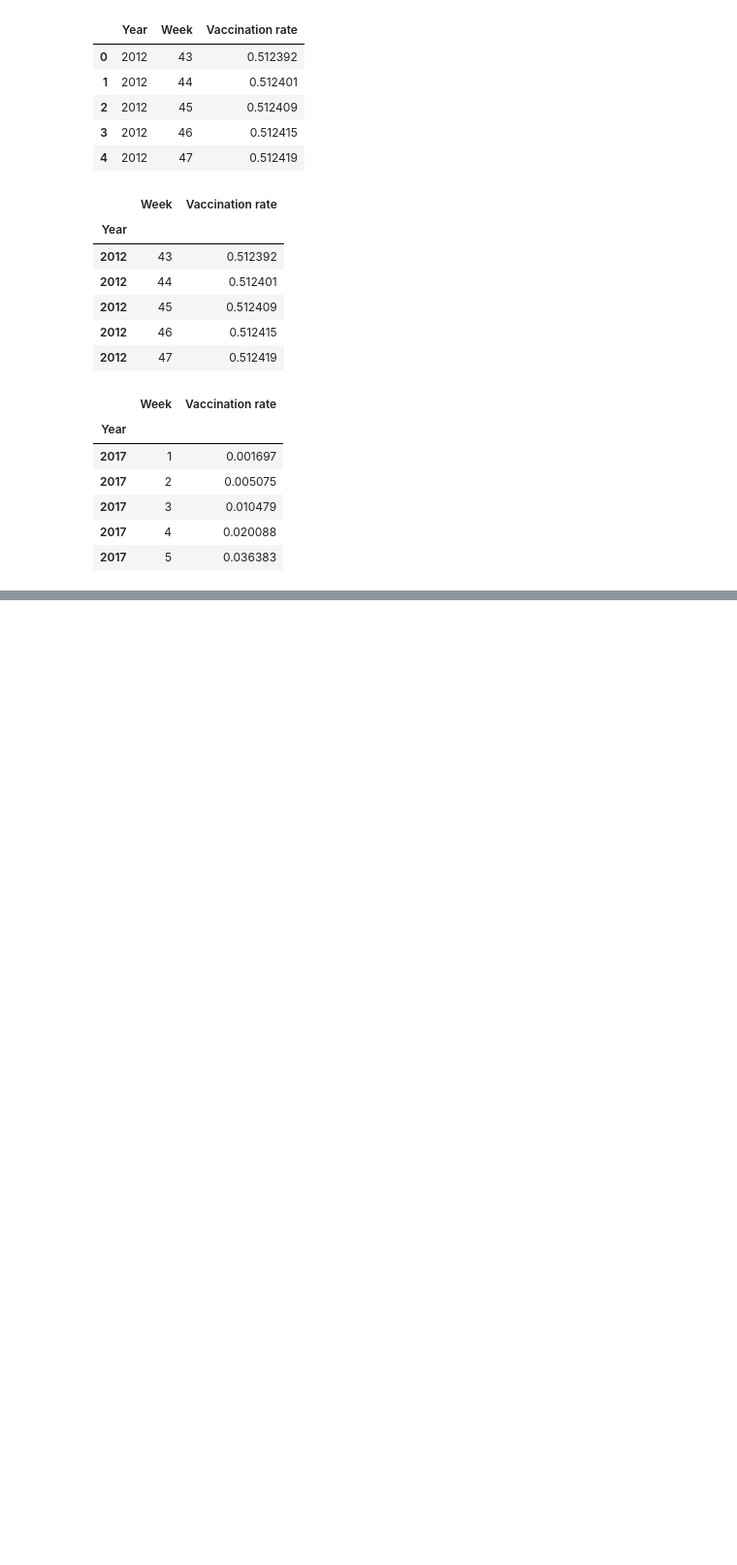
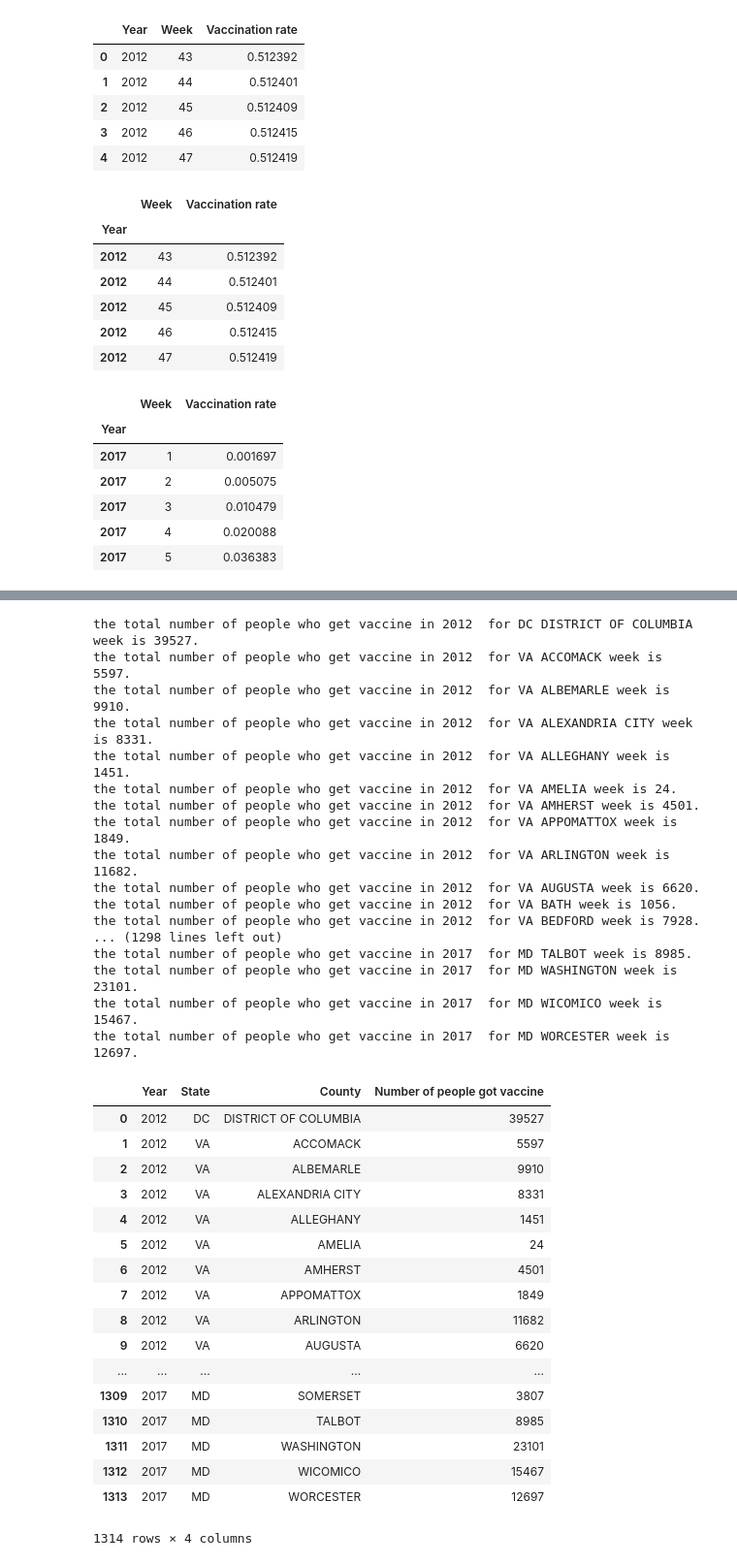
Before and after one commit to scooper505/Flu_Fighters, a Jupyter notebook: let's_try.ipynb, the cells around one changed output, grey strips where cells are left out. Shown at 97% size. Saved outputs shown, nothing was run; the diff lists cells and outputs as text; code cells hidden in the pictures; blank space fills up the shorter version.

```diff
--- a/let's_try.ipynb
+++ b/let's_try.ipynb
@@ -239,0 +227,11 @@ plt.show()
+# %%
+Years=[2012,2013,2014,2015,2016,2017]  #there are only 25 weeks in 2017, 10 weeks in 2012
+year=[]
+week=[]
+week_percent=[]
+
+trend_url="https://fluvaccineapi.hhs.gov/api/v2/vaccination_rates/trends/"
+query2="/national.json?ethnicity=T&medicare_status=A"
+for y in Years:
+    week_data=requests.get(trend_url+str(y)+query2).json()
+    print(json.dumps(week_data,indent=4))
@@ -239,0 +408,66 @@ plt.show()
+# %%
+states=[]
+counties=[]
+year=[]
+count=[]
+
+target_state=["DC","VA","NY","MD"]
+target_year=[2012,2013,2014,2015,2016,2017]
+# https://fluvaccineapi.hhs.gov/api/v2/vaccination_rates/{m}/states/{x}/counties.json?ethnicity=T&medicare_status=A
+for m in target_year:
+    for x in target_state:
+        try:
+            data=requests.get(f"https://fluvaccineapi.hhs.gov/api/v2/vaccination_rates/{m}/states/{x}/counties.json?ethnicity=T&medicare_status=A").json()
+#         print(json.dumps(data,indent=4))
+
+            for i in range(len(data)) :
+                year_order=data[i]["year"]
+                year.append(year_order)
+                number_county=data[i]["count"]
+                count.append(number_county)
+                state=data[i]["state"]
+                states.append(state)
+                county=data[i]["name"]
+                counties.append(county)
+
+                print(f"the total number of people who get vaccine in {year_order}  for {state} {county} week is {number_county}." )
+        except:
+            print("....")
+county_df=pd.DataFrame({"Year":year,"State":states,"County":counties,"Number of people got vaccine":count})
+county_df
+# %% [output]
+the total number of people who get vaccine in 2012  for DC DISTRICT OF COLUMBIA week is 39527.
+the total number of people who get vaccine in 2012  for VA ACCOMACK week is 5597.
+the total number of people who get vaccine in 2012  for VA ALBEMARLE week is 9910.
+the total number of people who get vaccine in 2012  for VA ALEXANDRIA CITY week is 8331.
+the total number of people who get vaccine in 2012  for VA ALLEGHANY week is 1451.
+the total number of people who get vaccine in 2012  for VA AMELIA week is 24.
+the total number of people who get vaccine in 2012  for VA AMHERST week is 4501.
+the total number of people who get vaccine in 2012  for VA APPOMATTOX week is 1849.
+the total number of people who get vaccine in 2012  for VA ARLINGTON week is 11682.
+the total number of people who get vaccine in 2012  for VA AUGUSTA week is 6620.
+the total number of people who get vaccine in 2012  for VA BATH week is 1056.
+the total number of people who get vaccine in 2012  for VA BEDFORD week is 7928.
+... (1298 lines left out)
+the total number of people who get vaccine in 2017  for MD TALBOT week is 8985.
+the total number of people who get vaccine in 2017  for MD WASHINGTON week is 23101.
+the total number of people who get vaccine in 2017  for MD WICOMICO week is 15467.
+the total number of people who get vaccine in 2017  for MD WORCESTER week is 12697.
+|  | Year | State | County | Number of people got vaccine |
+| 0 | 2012 | DC | DISTRICT OF COLUMBIA | 39527 |
+| 1 | 2012 | VA | ACCOMACK | 5597 |
+| 2 | 2012 | VA | ALBEMARLE | 9910 |
+| 3 | 2012 | VA | ALEXANDRIA CITY | 8331 |
+| 4 | 2012 | VA | ALLEGHANY | 1451 |
+| 5 | 2012 | VA | AMELIA | 24 |
+| 6 | 2012 | VA | AMHERST | 4501 |
+| 7 | 2012 | VA | APPOMATTOX | 1849 |
+| 8 | 2012 | VA | ARLINGTON | 11682 |
+| 9 | 2012 | VA | AUGUSTA | 6620 |
+| ... | ... | ... | ... | ... |
+| 1309 | 2017 | MD | SOMERSET | 3807 |
+| 1310 | 2017 | MD | TALBOT | 8985 |
+| 1311 | 2017 | MD | WASHINGTON | 23101 |
+| 1312 | 2017 | MD | WICOMICO | 15467 |
+| 1313 | 2017 | MD | WORCESTER | 12697 |
+1314 rows × 4 columns
```
Also changed, not shown: parts of 22 cells of this notebook, 1 other file.
